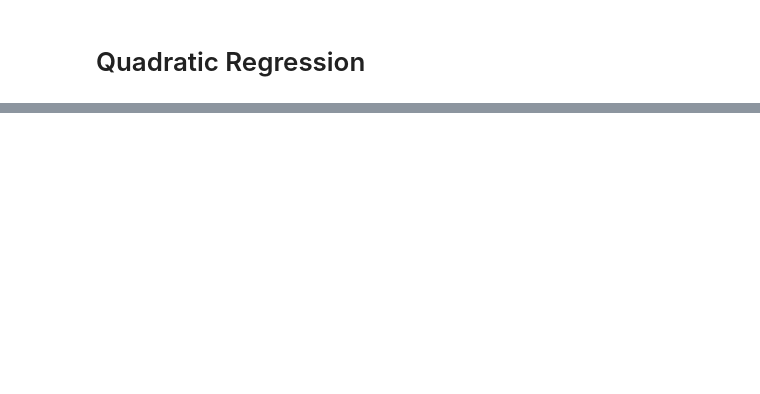
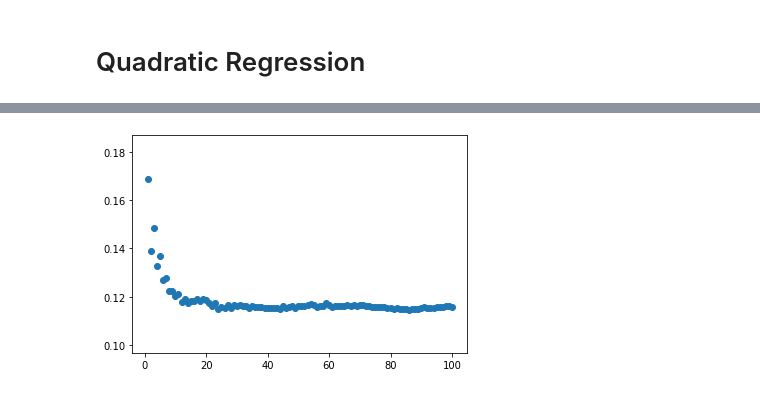
Before and after one commit to tarik0219/CS_PSL, a Jupyter notebook: Assignment_1/test_gaussian_distribution.ipynb, the cells around one changed output, grey strips where cells are left out. Drawn from its saved outputs; the diff is of its cells as text; code cells hidden in the pictures; blank space fills up the shorter version.

```diff
--- a/Assignment_1/test_gaussian_distribution.ipynb
+++ b/Assignment_1/test_gaussian_distribution.ipynb
@@ -161,0 +172,5 @@ print(error/200)
+# %%
+data = np.zeros(shape = (10200,3))
+data[:,0:2] = data_X
+data[:,2:] = data_y
+data
@@ -161,0 +196,42 @@ print(error/200)
+# %%
+#cv 10 function
+num = int(10200/10)
+k_dict = {}
+for k in range(1,101):
+    total_score = 0
+    for i in range(1,11):
+        X_test = np.zeros(shape = (num,2))
+        y_test = np.zeros(shape = (num,1))
+        X_train = np.zeros(shape = (num * 9,2))
+        y_train = np.zeros(shape = (num * 9,1))
+        if i == 1:
+            X_test = data[0:num,0:2]
+            y_test = data[0:num,2:]
+            X_train = data[num:,0:2]
+            y_train = data[num:,2:]
+            neigh = KNeighborsClassifier(n_neighbors= k)
+            neigh.fit(X_train, y_train)
+            score = neigh.score(X_test, y_test, sample_weight=None)
+            total_score += score
+            #print(score)
+
+        else:
+            X_test = data[num * (i-1):num * i,0:2]
+            y_test = data[num * (i-1):num * i,2:]
+            X_train[:num * (i-1), 0:2] = data[:num * (i-1), 0:2]
+            X_train[num * (i-1):, 0:2] = data[num * i:, 0:2]
+            y_train[:num * (i-1),:] = data[:num * (i-1), 2:]
+            y_train[num * (i-1):,:] = data[num * i:, 2:]
+            neigh = KNeighborsClassifier(n_neighbors= k)
+            neigh.fit(X_train, y_train)
+            score = neigh.score(X_test, y_test, sample_weight=None)
+            total_score += score
+            #print(score)
+    k_dict[k] = 1- (total_score/10)
+# %%
+x = k_dict.keys()
+y = k_dict.values()
+plt.scatter(x,y)
+plt.show()
+# %% [output]
+[figure, added]
```
Also changed, not shown: parts of 18 cells of this notebook, 1 other file.
